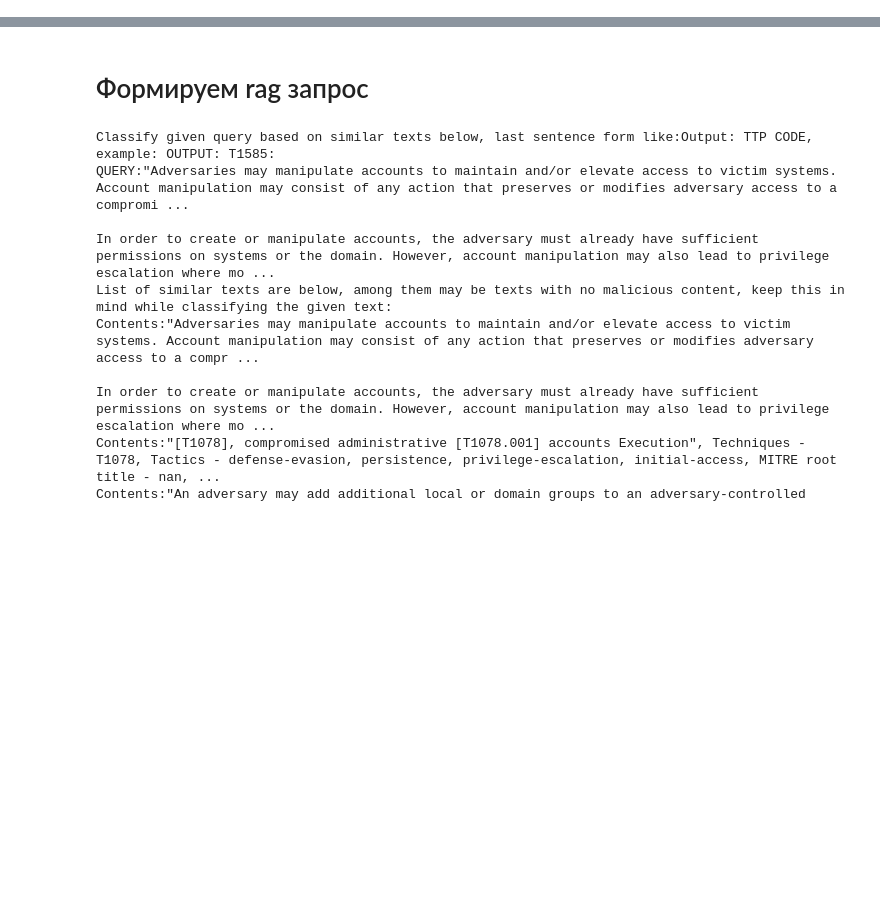
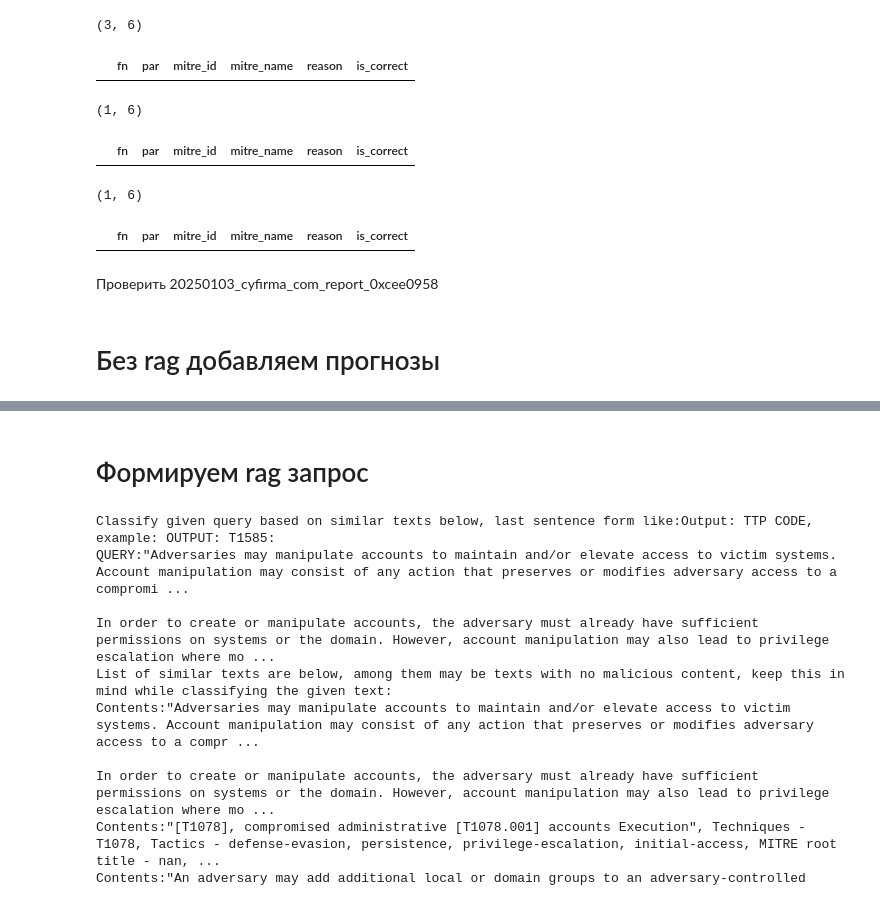
Before and after one commit to dtanalytic/attack_classifier_agent, a Jupyter notebook: research/llm.ipynb, the cells around one changed output, grey strips where cells are left out. Cells and saved outputs as stored; diff of their text form; code cells hidden in the pictures; blank space fills up the shorter version.

```diff
--- a/research/llm.ipynb
+++ b/research/llm.ipynb
@@ -9,0 +66,31 @@ os.chdir('C://work/dev/python/progs/texts/llm_agent')
+# %%
+ignore_prev = ~comp_df.reason.isin(comp45_df['reason'])
+
+comp30_df = comp_df[(comp_df.apply(lambda x: x['reason'][:30].lower() in x['par'].lower(), axis=1)) & (ignore_prev)]
+display(comp30_df.shape)
+
+comp30_df[comp30_df['reason'].duplicated(keep=False)].sort_values(by='reason')
+# %% [output]
+(3, 6)
+|  | fn | par | mitre_id | mitre_name | reason | is_correct |
+# %%
+ignore_prev = (~comp_df.reason.isin(comp45_df['reason'])) & (~comp_df.reason.isin(comp30_df['reason']))
+
+comp15_df = comp_df[(comp_df.apply(lambda x: x['reason'][:15] in x['par'], axis=1)) & (ignore_prev)]
+display(comp15_df.shape)
+
+comp15_df[comp15_df['reason'].duplicated(keep=False)].sort_values(by='reason')
+# %% [output]
+(1, 6)
+|  | fn | par | mitre_id | mitre_name | reason | is_correct |
+# %%
+ignore_prev = (~comp_df.reason.isin(comp45_df['reason'])) & (~comp_df.reason.isin(comp30_df['reason'])) & (~comp_df.reason.isin(comp15_df['reason']))
+
+
+comp5_df = comp_df[(comp_df.apply(lambda x: x['reason'][:5] in x['par'], axis=1)) & (ignore_prev)]
+display(comp5_df.shape)
+
+comp5_df[comp5_df['reason'].duplicated(keep=False)].sort_values(by='reason')
+# %% [output]
+(1, 6)
+|  | fn | par | mitre_id | mitre_name | reason | is_correct |
@@ -9,0 +114,5 @@ os.chdir('C://work/dev/python/progs/texts/llm_agent')
+# %% [markdown]
+Проверить
+20250103_cyfirma_com_report_0xcee0958
+# %% [markdown]
+# Без rag добавляем прогнозы
```
Also changed, not shown: parts of 29 cells of this notebook, 9 other files.
